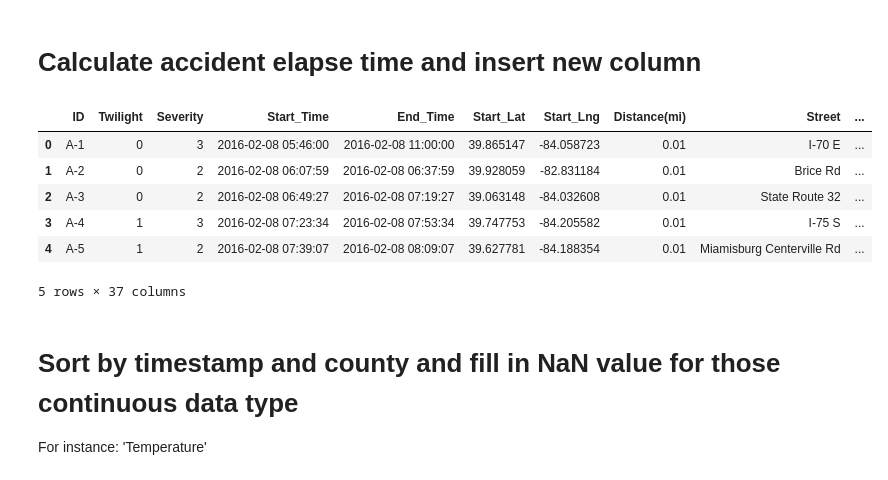
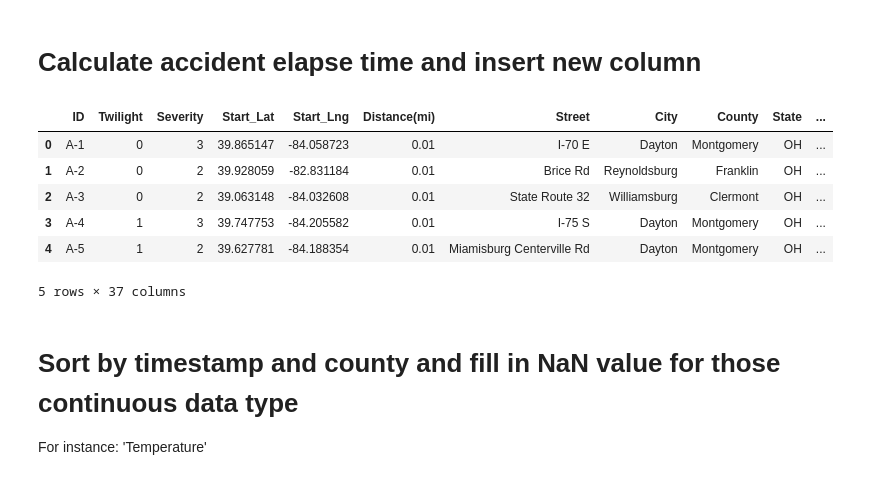
Before and after one commit to yungen-lu/ai_course_project, a Jupyter notebook: us-accident-ai-class.ipynb, the cells around one changed output. Drawn from its saved outputs; the diff is of its cells as text; code cells hidden in the pictures.

```diff
--- a/us-accident-ai-class.ipynb
+++ b/us-accident-ai-class.ipynb
@@ -137,7 +157,8 @@ def set_day_or_night(x):
 
 
 ori_data['Twilight'] = ori_data[twilight_list].sum(axis=1).apply(set_day_or_night)
-ori_data.drop(twilight_list, axis=1, inplace=False).head()
+ori_data.drop(twilight_list, axis=1, inplace=True)
+ori_data.head()
 # %% [output]
 |  | ID | Twilight | Severity | Start_Time | End_Time | Start_Lat | Start_Lng | Distance(mi) | Street | ... |
 | 0 | A-1 | 0 | 3 | 2016-02-08 05:46:00 | 2016-02-08 11:00:00 | 39.865147 | -84.058723 | 0.01 | I-70 E | ... |
@@ -151,16 +172,24 @@ ori_data.drop(twilight_list, axis=1, inplace=False).head()
 # %%
 ori_data['Start_Time']=pd.to_datetime(ori_data['Start_Time'], format='ISO8601')
 ori_data['End_Time']=pd.to_datetime(ori_data['End_Time'], format='ISO8601')
+ori_data['Hour'] = ori_data['Start_Time'].dt.hour
+ori_data['Minute'] = ori_data['Start_Time'].dt.minute
+ori_data['Day'] = ori_data['Start_Time'].dt.day
+ori_data['Month'] = ori_data['Start_Time'].dt.month
+ori_data['Weekday'] = ori_data['Start_Time'].dt.weekday
+ori_data['Year'] = ori_data['Start_Time'].dt.year
 ori_data['elapsed_time'] = ori_data['End_Time'] - ori_data['Start_Time']
 ori_data['elapsed_time'] = ori_data['elapsed_time']/np.timedelta64(1,'m')
+ori_data.drop('Start_Time', axis=1, inplace=True)
+ori_data.drop('End_Time', axis=1, inplace=True)
 ori_data.head()
 # %% [output]
-|  | ID | Twilight | Severity | Start_Time | End_Time | Start_Lat | Start_Lng | Distance(mi) | Street | ... |
-| 0 | A-1 | 0 | 3 | 2016-02-08 05:46:00 | 2016-02-08 11:00:00 | 39.865147 | -84.058723 | 0.01 | I-70 E | ... |
-| 1 | A-2 | 0 | 2 | 2016-02-08 06:07:59 | 2016-02-08 06:37:59 | 39.928059 | -82.831184 | 0.01 | Brice Rd | ... |
-| 2 | A-3 | 0 | 2 | 2016-02-08 06:49:27 | 2016-02-08 07:19:27 | 39.063148 | -84.032608 | 0.01 | State Route 32 | ... |
-| 3 | A-4 | 1 | 3 | 2016-02-08 07:23:34 | 2016-02-08 07:53:34 | 39.747753 | -84.205582 | 0.01 | I-75 S | ... |
-| 4 | A-5 | 1 | 2 | 2016-02-08 07:39:07 | 2016-02-08 08:09:07 | 39.627781 | -84.188354 | 0.01 | Miamisburg Centerville Rd | ... |
+|  | ID | Twilight | Severity | Start_Lat | Start_Lng | Distance(mi) | Street | City | County | State | ... |
+| 0 | A-1 | 0 | 3 | 39.865147 | -84.058723 | 0.01 | I-70 E | Dayton | Montgomery | OH | ... |
+| 1 | A-2 | 0 | 2 | 39.928059 | -82.831184 | 0.01 | Brice Rd | Reynoldsburg | Franklin | OH | ... |
+| 2 | A-3 | 0 | 2 | 39.063148 | -84.032608 | 0.01 | State Route 32 | Williamsburg | Clermont | OH | ... |
+| 3 | A-4 | 1 | 3 | 39.747753 | -84.205582 | 0.01 | I-75 S | Dayton | Montgomery | OH | ... |
+| 4 | A-5 | 1 | 2 | 39.627781 | -84.188354 | 0.01 | Miamisburg Centerville Rd | Dayton | Montgomery | OH | ... |
 5 rows × 37 columns
 # %% [markdown]
 # Sort by timestamp and county and fill in NaN value for those continuous data type
```
Also changed, not shown: parts of 38 cells of this notebook.
